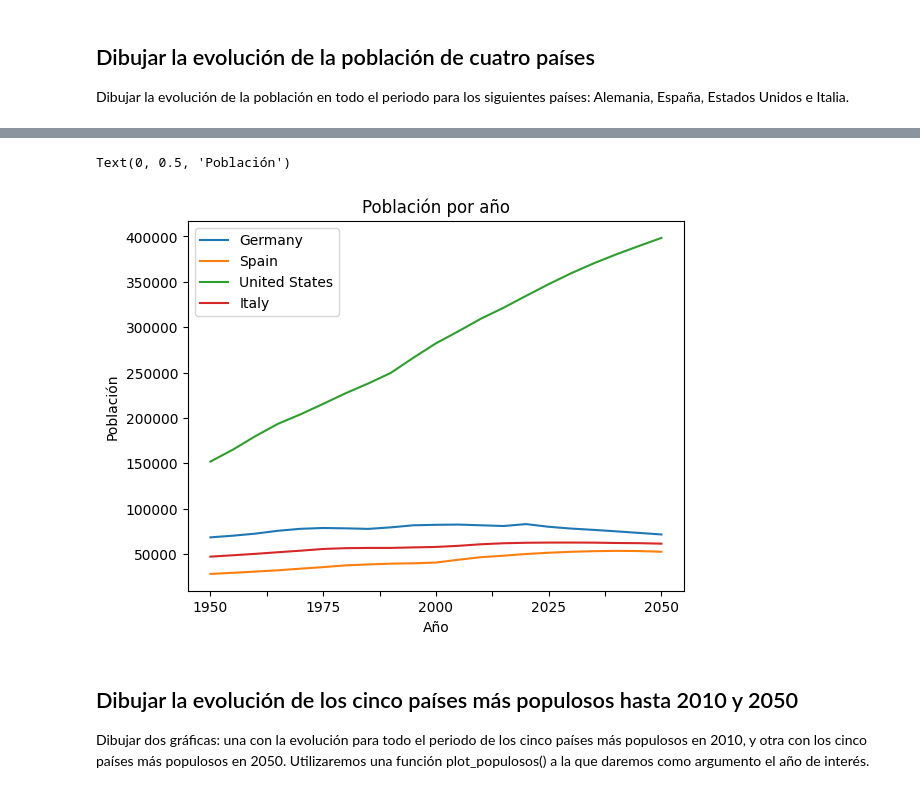
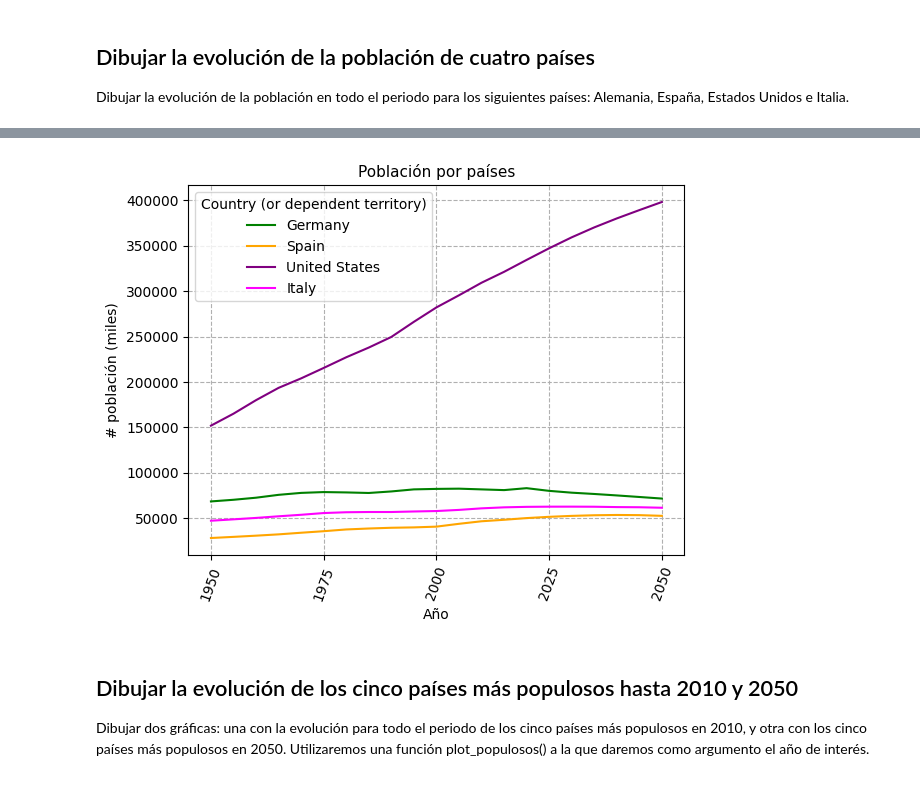
Before and after one commit to juanluserra/master_bigdata, a Jupyter notebook: VISUALIZACION DE DATOS/VD-Practica1.ipynb, the cells around one changed output, grey strips where cells are left out. Cells and saved outputs as stored; diff of their text form; code cells hidden in the pictures.

```diff
--- a/VISUALIZACION DE DATOS/VD-Practica1.ipynb
+++ b/VISUALIZACION DE DATOS/VD-Practica1.ipynb
@@ -59,13 +59,13 @@ new_valid_data = valid_data.copy()
 for k in range(3):
     new_valid_data[k] = new_valid_data[k].set_index(new_valid_data[k].columns[0])
 
-data = pd.concat(new_valid_data, axis=1, join="inner")
+data = pd.concat(new_valid_data, axis=1)
 
 # Imprimimos las primeras filas a modo de comprobación, mediante head()
-data.head()
+print(data.head())
 
 # Generamos una lista con las etiquetas de las columnas del DataFrame, mediante list()
-print(list(data.columns))
+list(data.columns)
 
 # Seleccionamos de la cabecera las columnas correspondientes a las fechas mediante isnumeric()
 # Las guardamos en una lista
@@ -77,6 +77,5 @@ numeric_columns = data.columns[numeric_columns_bool]
 # Leemos la tabla por fechas y la almacenamos para su uso
 # Imprimimos para verificar que es correcto
 data = data[numeric_columns]
-data.index.name = None
-print(data.head())
+data
 # %% [output]
@@ -280,7 +294,14 @@ countries = ["Germany", "Spain", "United States", "Italy"]
 data_plot = data.loc[countries]
 dates = list(data_plot.columns)
 dates = list(map(int, dates))
-plt.plot(dates, data_plot.T, label=countries)
-plt.legend()
+
+colors = ["green", "orange", "purple", "fuchsia"]
+for country,color in zip(countries,colors):
+    plt.plot(dates, data_plot.loc[country], label=country, color=color)
+plt.ylabel("# población (miles)")
+plt.xlabel("Año")
+plt.xticks(rotation=70)
+plt.grid(ls="--")
+plt.legend(fontsize=11)
 # %% [output]
 <matplotlib.legend.Legend at 0x...>
@@ -288,28 +309,32 @@ plt.legend()
 # %%
 # Mediante la función .plot() de pandas
 
 # Generamos una lista con los nombres de los países del enunciado
 countries = ["Germany", "Spain", "United States", "Italy"]
 
 
 # Generamos la subtabla correspondiente con la propiedad .loc
 data_plot = data.loc[countries].T
 
-
 # Utilizamos la función plot(kind='line') para dibujar
-data_plot.plot(kind="line")
-
+data_plot.plot(kind="line", color=colors)
 
 # Ponemos el titulo con title()
 plt.title("Población por año")
 
 
 # Etiquetamos con xlabel() e ylabel()
 plt.xlabel("Año")
 plt.ylabel("Población")
+
+# Configuramos el resto del plot
+index = data_plot.index
+plt.grid(which="major", ls="--")
+plt.xticks(list(range(0, len(index), 5)), rotation=70)
+plt.ylabel("# población (miles)")
+plt.title("Población por países", fontsize=11);
 # %% [output]
-Text(0, 0.5, 'Población')
-[figure, old version]
+[figure, new version]
 # %% [markdown]
 ## Dibujar la evolución de los cinco países más populosos hasta 2010 y 2050
 
```
Also changed, not shown: parts of 14 cells of this notebook, 2 other files.
